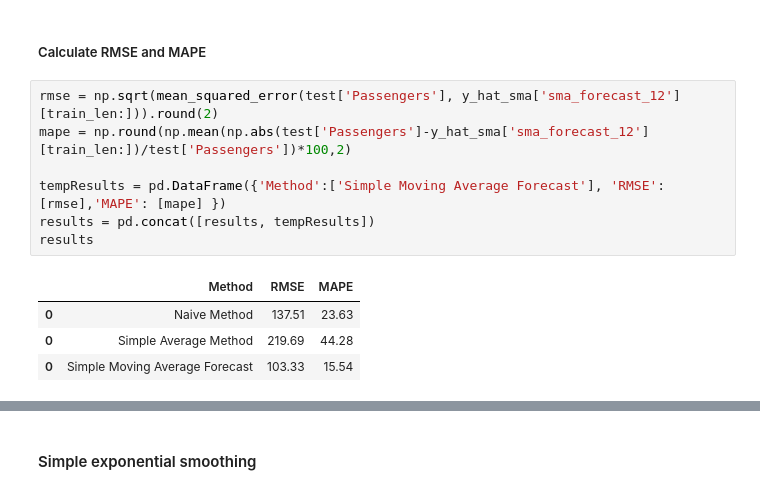
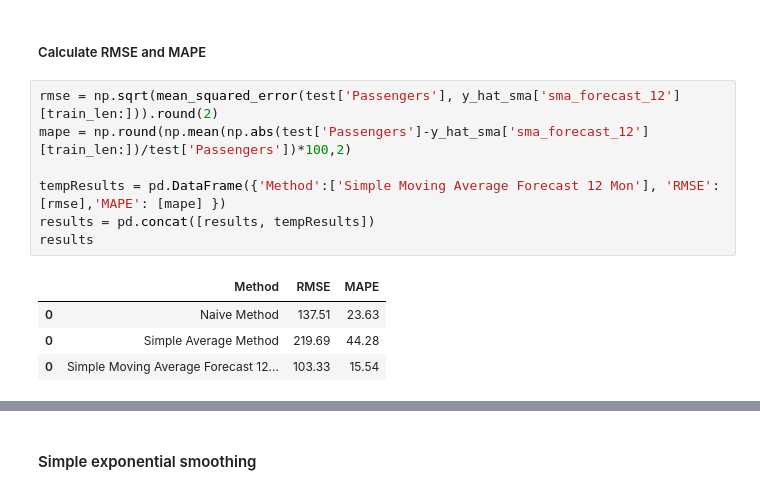
Before and after one commit to lakshaykakkarr/Airline_Passengers_Forecasting, a Jupyter notebook: airline_passengers_traffic_main.ipynb, the cells around one changed output, grey strips where cells are left out. Drawn from its saved outputs; the diff is of its cells as text.

```diff
--- a/airline_passengers_traffic_main.ipynb
+++ b/airline_passengers_traffic_main.ipynb
@@ -273,15 +276,15 @@ plt.show()
 # %%
 rmse = np.sqrt(mean_squared_error(test['Passengers'], y_hat_sma['sma_forecast_12'][train_len:])).round(2)
 mape = np.round(np.mean(np.abs(test['Passengers']-y_hat_sma['sma_forecast_12'][train_len:])/test['Passengers'])*100,2)
 
-tempResults = pd.DataFrame({'Method':['Simple Moving Average Forecast'], 'RMSE': [rmse],'MAPE': [mape] })
+tempResults = pd.DataFrame({'Method':['Simple Moving Average Forecast 12 Mon'], 'RMSE': [rmse],'MAPE': [mape] })
 results = pd.concat([results, tempResults])
 results
 # %% [output]
 |  | Method | RMSE | MAPE |
 | 0 | Naive Method | 137.51 | 23.63 |
 | 0 | Simple Average Method | 219.69 | 44.28 |
-| 0 | Simple Moving Average Forecast | 103.33 | 15.54 |
+| 0 | Simple Moving Average Forecast 12... | 103.33 | 15.54 |
 # %%
 rmse = np.sqrt(mean_squared_error(test['Passengers'], y_hat_sma['sma_forecast_6'][train_len:])).round(2)
 mape = np.round(np.mean(np.abs(test['Passengers']-y_hat_sma['sma_forecast_6'][train_len:])/test['Passengers'])*100,2)
```
Also changed, not shown: parts of 7 cells of this notebook.
